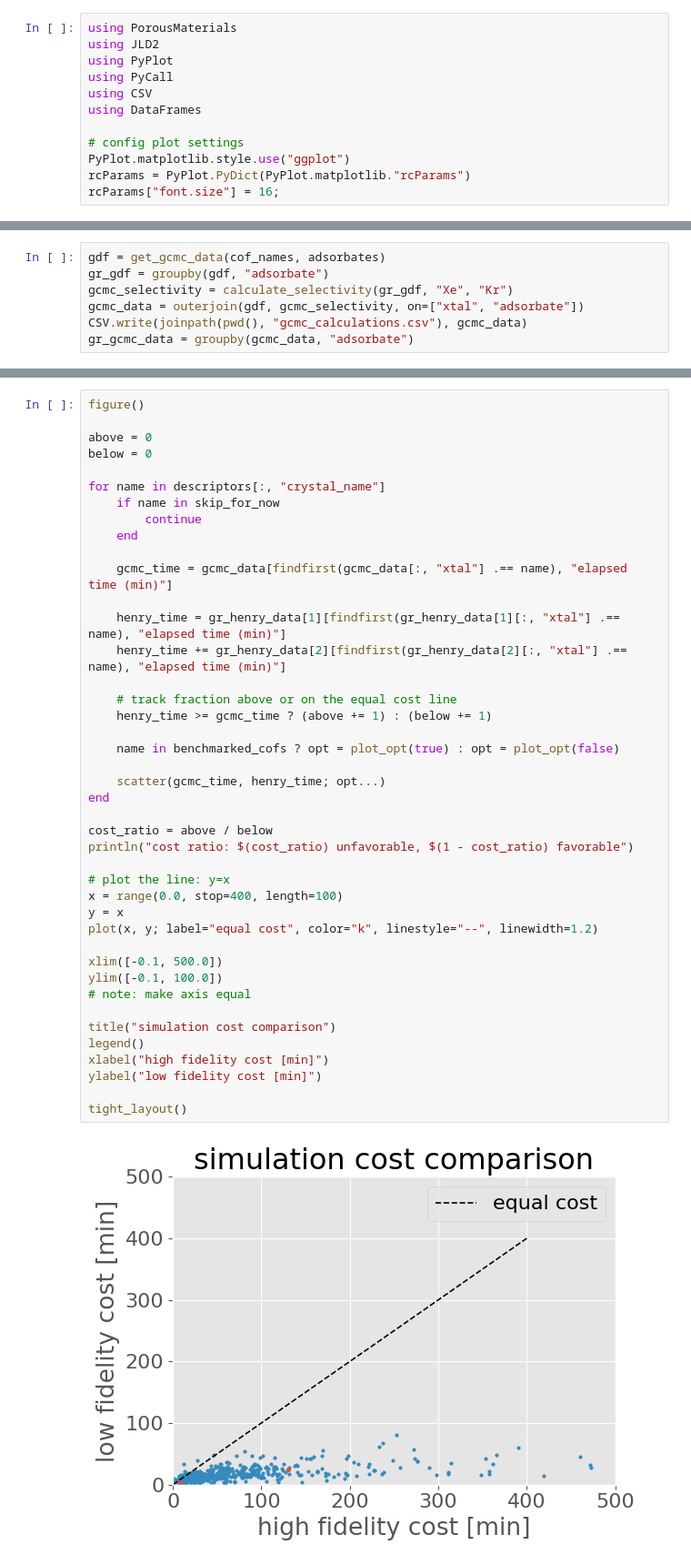
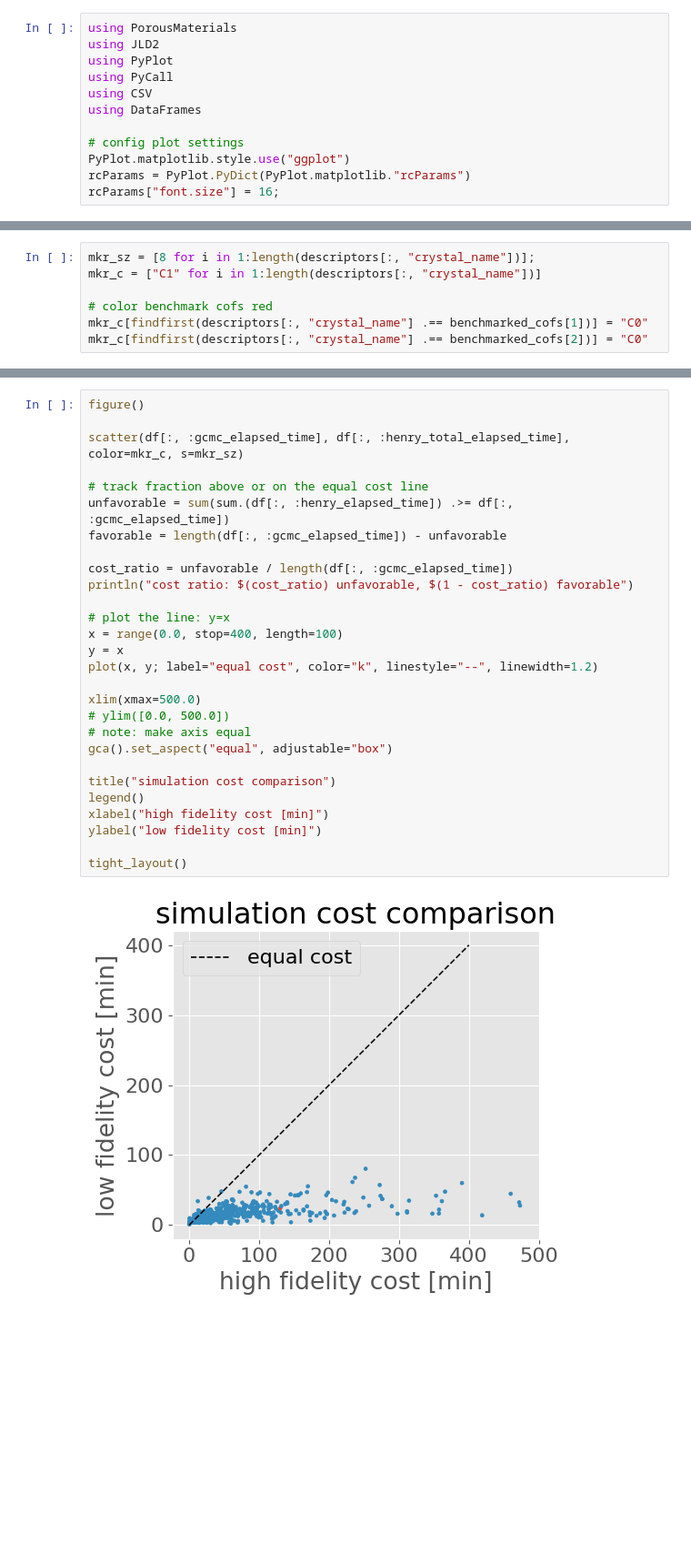
Before and after one commit to SimonEnsemble/multi-fidelity-BO-of-COFs-for-Xe-Kr-seps, a Jupyter notebook: analysis.ipynb, the cells around one changed output, grey strips where cells are left out. Shown at 91% size. Saved outputs shown, nothing was run; the diff lists cells and outputs as text; blank space fills up the shorter version.

```diff
--- a/analysis.ipynb
+++ b/analysis.ipynb
@@ -246,7 +99,0 @@ Last Group (609 rows): adsorbate = "Xe"
-# %%
-gdf = get_gcmc_data(cof_names, adsorbates)
-gr_gdf = groupby(gdf, "adsorbate")
-gcmc_selectivity = calculate_selectivity(gr_gdf, "Xe", "Kr")
-gcmc_data = outerjoin(gdf, gcmc_selectivity, on=["xtal", "adsorbate"])
-CSV.write(joinpath(pwd(), "gcmc_calculations.csv"), gcmc_data)
-gr_gcmc_data = groupby(gcmc_data, "adsorbate")
@@ -315,0 +217,7 @@ plot_opt (generic function with 1 method)
+# %%
+mkr_sz = [8 for i in 1:length(descriptors[:, "crystal_name"])];
+mkr_c = ["C1" for i in 1:length(descriptors[:, "crystal_name"])]
+
+# color benchmark cofs red
+mkr_c[findfirst(descriptors[:, "crystal_name"] .== benchmarked_cofs[1])] = "C0"
+mkr_c[findfirst(descriptors[:, "crystal_name"] .== benchmarked_cofs[2])] = "C0"
@@ -366,44 +253,30 @@ tight_layout()
 # %%
 figure()
 
-above = 0
-below = 0
+scatter(df[:, :gcmc_elapsed_time], df[:, :henry_total_elapsed_time], color=mkr_c, s=mkr_sz)
 
-for name in descriptors[:, "crystal_name"]
-    if name in skip_for_now
-        continue
-    end
+# track fraction above or on the equal cost line
+unfavorable = sum(sum.(df[:, :henry_elapsed_time]) .>= df[:, :gcmc_elapsed_time])
+favorable = length(df[:, :gcmc_elapsed_time]) - unfavorable
 
-    gcmc_time = gcmc_data[findfirst(gcmc_data[:, "xtal"] .== name), "elapsed time (min)"]
-
-    henry_time = gr_henry_data[1][findfirst(gr_henry_data[1][:, "xtal"] .== name), "elapsed time (min)"]
-    henry_time += gr_henry_data[2][findfirst(gr_henry_data[2][:, "xtal"] .== name), "elapsed time (min)"]
-
-    # track fraction above or on the equal cost line
-    henry_time >= gcmc_time ? (above += 1) : (below += 1)
-
-    name in benchmarked_cofs ? opt = plot_opt(true) : opt = plot_opt(false)
-
-    scatter(gcmc_time, henry_time; opt...)
-end
-
-cost_ratio = above / below
+cost_ratio = unfavorable / length(df[:, :gcmc_elapsed_time])
 println("cost ratio: $(cost_ratio) unfavorable, $(1 - cost_ratio) favorable")
 
 # plot the line: y=x
 x = range(0.0, stop=400, length=100)
 y = x
 plot(x, y; label="equal cost", color="k", linestyle="--", linewidth=1.2)
 
-xlim([-0.1, 500.0])
-ylim([-0.1, 100.0])
+xlim(xmax=500.0)
+# ylim([0.0, 500.0])
 # note: make axis equal
+gca().set_aspect("equal", adjustable="box")
 
 title("simulation cost comparison")
 legend()
 xlabel("high fidelity cost [min]")
 ylabel("low fidelity cost [min]")
 
 tight_layout()
 # %% [output]
-[figure, old version]
+[figure, new version]
```
Also changed, not shown: parts of 25 cells of this notebook, 2 other files.
